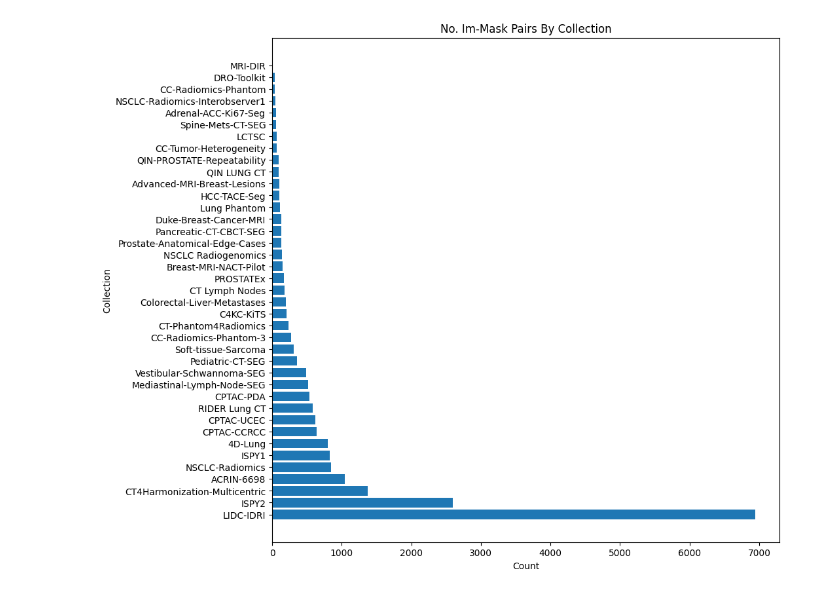
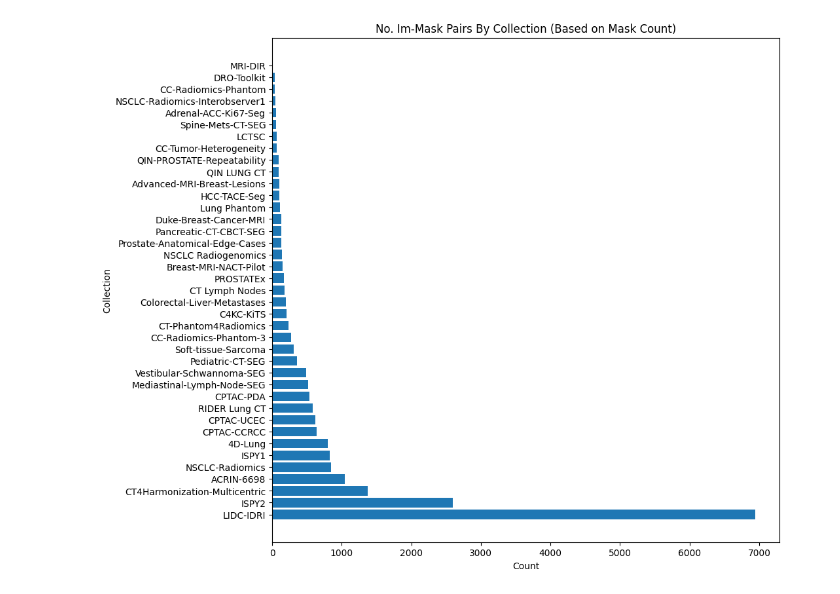
Before and after one commit to bhklab/med-imagenet, a Jupyter notebook: notebooks/TCIA_plots.ipynb, the cells around one changed output. Cells and saved outputs as stored; diff of their text form; code cells hidden in the pictures.

```diff
--- a/notebooks/TCIA_plots.ipynb
+++ b/notebooks/TCIA_plots.ipynb
@@ -58,20 +58,20 @@ for key in col:
 # %%
 import matplotlib.pyplot as plt
 
 filtered_data = {k: v for k, v in mask_counts.items() if v != 0}
 # Sort items by value (largest first)
 sorted_items = sorted(filtered_data.items(), key=lambda x: x[1], reverse=True)
 
 # Unpack into keys and values
 keys, values = zip(*sorted_items)
 
 # Plot
 plt.figure(figsize=(10, 10))  # width=10, height=6
 plt.barh(keys, values)
 plt.xlabel("Count")
 plt.ylabel("Collection")
-plt.title("No. Im-Mask Pairs By Collection")
+plt.title("No. Im-Mask Pairs By Collection (Based on Mask Count)")
 
 plt.show()
 # %% [output]
-[figure, old version]
+[figure, new version]
```
Also changed, not shown: parts of 1 cell of this notebook, 2 other files.
